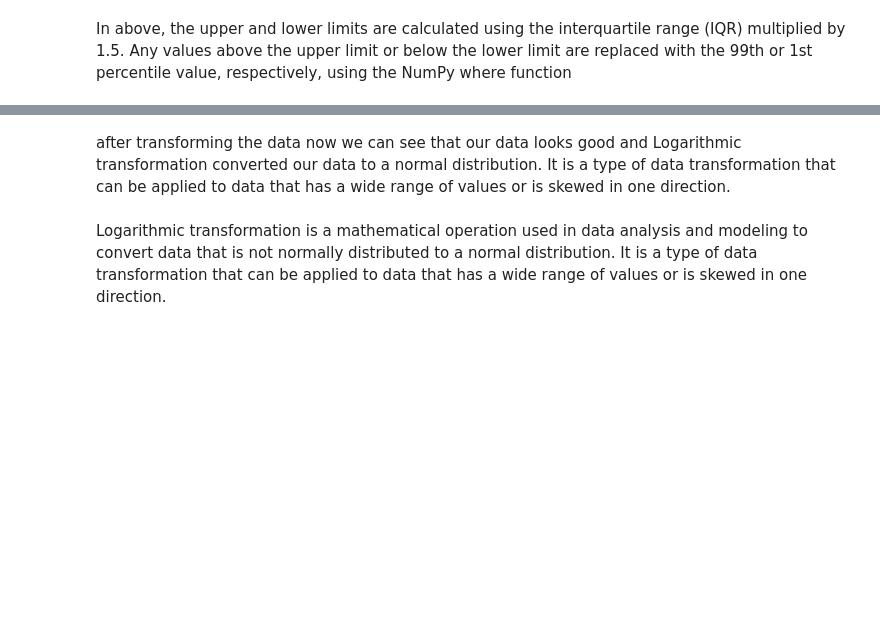
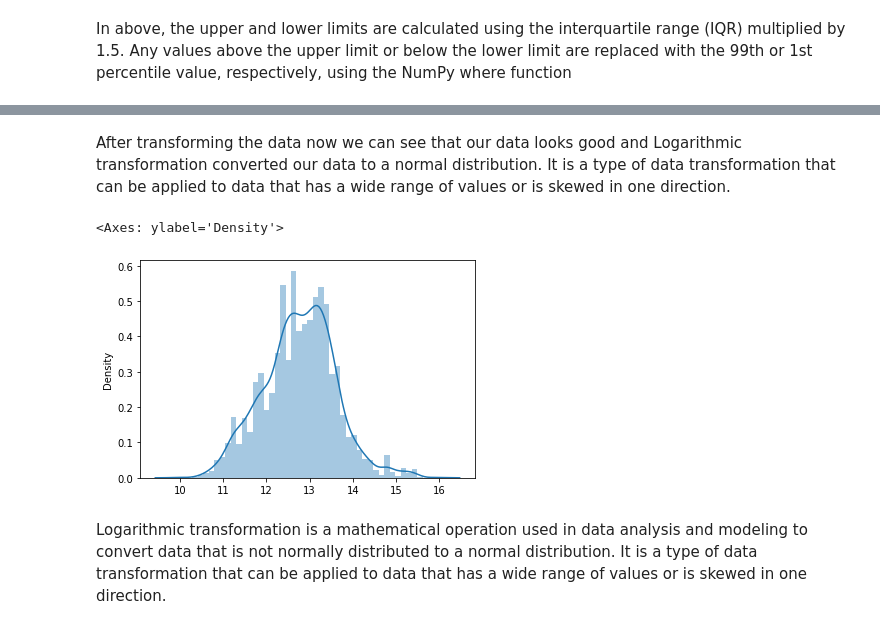
Before and after one commit to Ratnesh1210/DataScienceCapstoneProject, a Jupyter notebook: car_details_price.ipynb, the cells around one changed output, grey strips where cells are left out. Saved outputs shown, nothing was run; the diff lists cells and outputs as text; code cells hidden in the pictures; blank space fills up the shorter version.

```diff
--- a/car_details_price.ipynb
+++ b/car_details_price.ipynb
@@ -197,11 +395,14 @@ sns.distplot(x=df1.km_driven_sqrt)
 # %% [markdown]
-after transforming the data now we can see that our data looks good and Logarithmic transformation converted our data to a normal distribution. It is a type of data transformation that can be applied to data that has a wide range of values or is skewed in one direction.
+After transforming the data now we can see that our data looks good and Logarithmic transformation converted our data to a normal distribution. It is a type of data transformation that can be applied to data that has a wide range of values or is skewed in one direction.
 # %%
 # take the natural logarithm of a column called "column_to_transform"
-df1["selling_price_lg"] = np.log(df1["selling_price"])
+df1["selling_price"] = np.log(df1["selling_price"])
 # %%
 #plotting distribution plot of target Variables
-sns.distplot(x=df1.selling_price_lg)
+sns.distplot(x=df1.selling_price)
+# %% [output]
+<Axes: ylabel='Density'>
+[figure, added]
 # %% [markdown]
 Logarithmic transformation is a mathematical operation used in data analysis and modeling to convert data that is not normally distributed to a normal distribution. It is a type of data transformation that can be applied to data that has a wide range of values or is skewed in one direction.
 # %%
```
Also changed, not shown: parts of 77 cells of this notebook.
